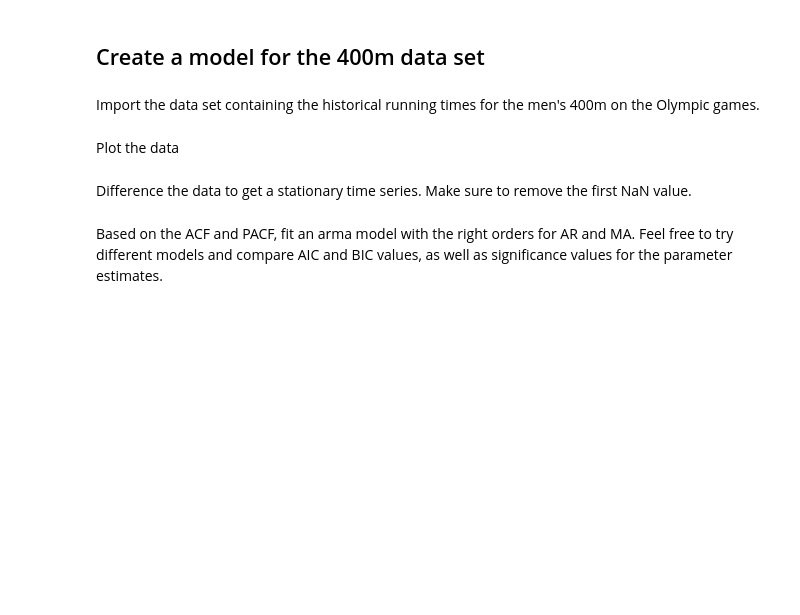
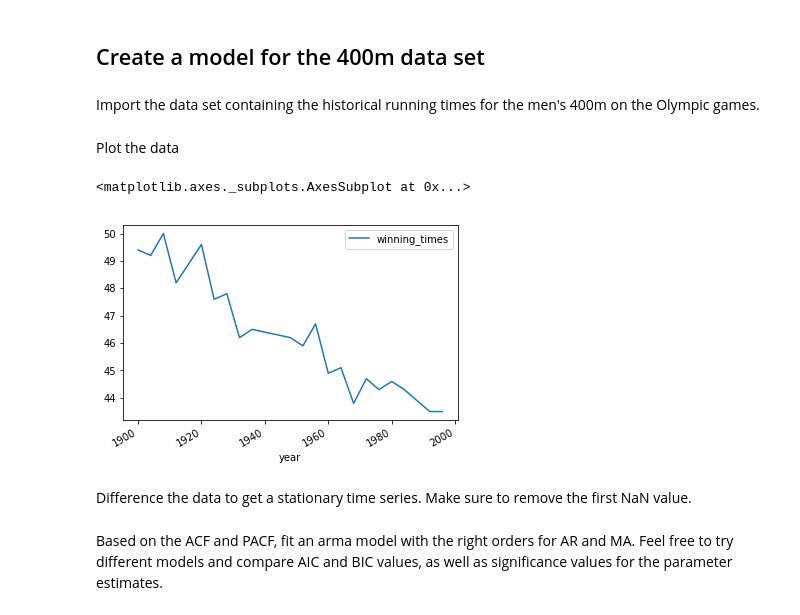
Before and after one commit to Rimab55/dsc-3-26-07-arma-models-lab-nyc-ds-career-012819, a Jupyter notebook: index.ipynb, the cells around one changed output. Drawn from its saved outputs; the diff is of its cells as text; code cells hidden in the pictures; blank space fills up the shorter version.

```diff
--- a/index.ipynb
+++ b/index.ipynb
@@ -221,6 +221,11 @@ data.set_index(col_name, inplace=True)
 Plot the data
 # %%
 # your code here
+
+data.plot()
+# %% [output]
+<matplotlib.axes._subplots.AxesSubplot at 0x...>
+[figure, added]
 # %% [markdown]
 Difference the data to get a stationary time series. Make sure to remove the first NaN value.
 # %%
```
